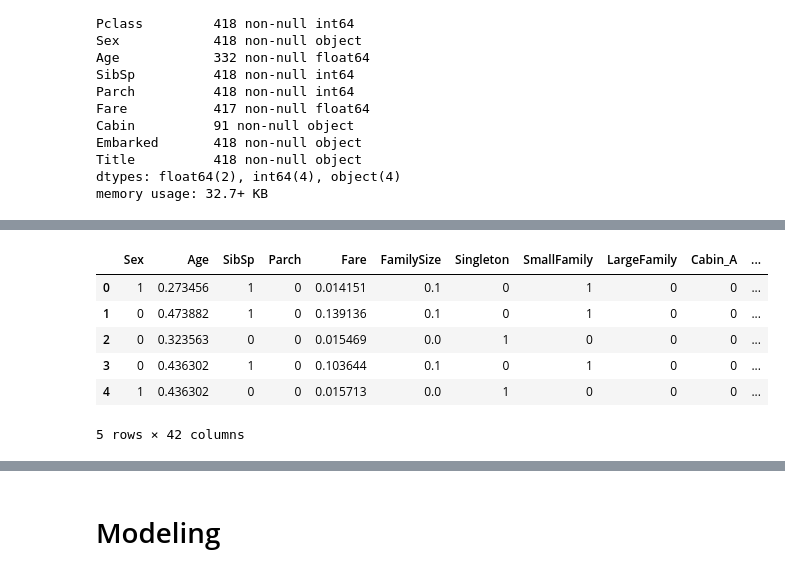
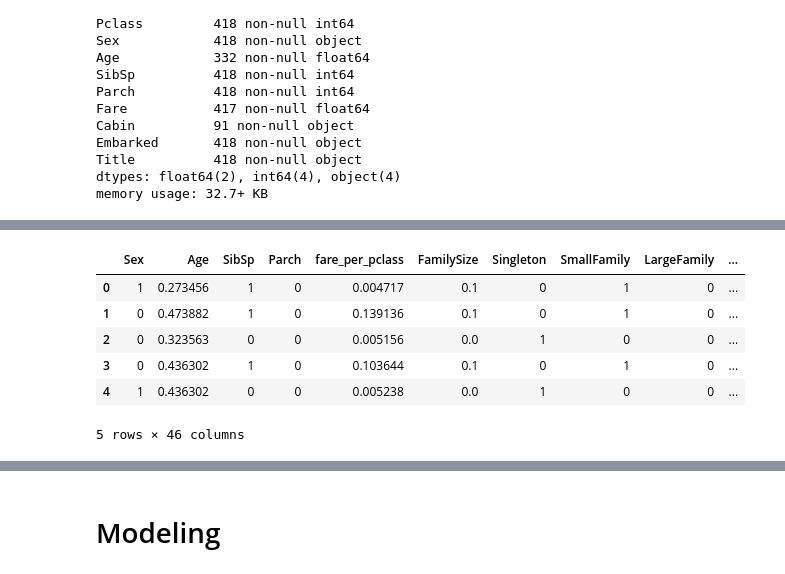
Before and after one commit to SunnyMarkLiu/Kaggle_Titanic, a Jupyter notebook: Advance_Predict_Survival.ipynb, the cells around one changed output, grey strips where cells are left out. Saved outputs shown, nothing was run; the diff lists cells and outputs as text; code cells hidden in the pictures.

Commit message:
learn others code,  add fare_per_pclass and fare_bin features

```diff
--- a/Advance_Predict_Survival.ipynb
+++ b/Advance_Predict_Survival.ipynb
@@ -150,0 +202,21 @@ memory usage: 32.7+ KB
+# %%
+train_data.drop('Fare_bins', axis=1, inplace=True)
+
+def map_fare_bins(fare):
+    if 0 <= fare <= 7.91:
+        return 1;
+    elif 7.91 <= fare <= 14.454:
+        return 2;
+    elif 14.454 <= fare <= 31:
+        return 3;
+    else:
+        return 4;
+
+train_data['Fare_bin'] = train_data['Fare'].map(map_fare_bins)
+test_data['Fare_bin'] = test_data['Fare'].map(map_fare_bins)
+# %%
+train_data['fare_per_pclass'] = train_data['Fare'].div(train_data['Pclass'])
+test_data['fare_per_pclass'] = test_data['Fare'].div(test_data['Pclass'])
+
+train_data.drop('Fare', axis=1, inplace=True)
+test_data.drop('Fare', axis=1, inplace=True)
@@ -325,5 +389,3 @@ combined_train_data[combined_train_data.Fare.isnull()]
-# %%
-combined_train_data.Fare.fillna(26, inplace=True)
 # %%
 # 填充缺失的 Embarked
 combined_train_data['Embarked'] = combined_train_data['Embarked'].fillna('S')
@@ -392,6 +455,11 @@ combined_train_data = pd.concat([combined_train_data, title_dummies], axis=1)
 combined_train_data.drop('Title',axis=1,inplace=True)
 # %%
 combined_train_data['Sex'] = combined_train_data['Sex'].map({'male':1,'female':0})
+# %%
+# `Fare_bin` dummy encoding
+Fare_bin_dummies = pd.get_dummies(combined_train_data['Fare_bin'], prefix='Fare_bin')
+combined_train_data = pd.concat([combined_train_data, Fare_bin_dummies], axis=1)
+combined_train_data.drop('Fare_bin',axis=1,inplace=True)
 # %%
 #  对于 Pclass，只是个等级标记，所以也应该进行 dummy encoding
 # `Pclass` dummy encoding
@@ -435,20 +503,20 @@ combined_train_data.head()
 # %%
 # feature scale
 from sklearn.preprocessing import MinMaxScaler
 
-scaler_data = MinMaxScaler().fit_transform(combined_train_data[['Age','Fare', 'FamilySize']])
+scaler_data = MinMaxScaler().fit_transform(combined_train_data[['Age','fare_per_pclass', 'FamilySize']])
 combined_train_data['Age'] = scaler_data[:, 0]
-combined_train_data['Fare'] = scaler_data[:, 1]
+combined_train_data['fare_per_pclass'] = scaler_data[:, 1]
 combined_train_data['FamilySize'] = scaler_data[:, 2]
 combined_train_data.head()
 # %% [output]
-|  | Sex | Age | SibSp | Parch | Fare | FamilySize | Singleton | SmallFamily | LargeFamily | Cabin_A | ... |
-| 0 | 1 | 0.273456 | 1 | 0 | 0.014151 | 0.1 | 0 | 1 | 0 | 0 | ... |
-| 1 | 0 | 0.473882 | 1 | 0 | 0.139136 | 0.1 | 0 | 1 | 0 | 0 | ... |
-| 2 | 0 | 0.323563 | 0 | 0 | 0.015469 | 0.0 | 1 | 0 | 0 | 0 | ... |
-| 3 | 0 | 0.436302 | 1 | 0 | 0.103644 | 0.1 | 0 | 1 | 0 | 0 | ... |
-| 4 | 1 | 0.436302 | 0 | 0 | 0.015713 | 0.0 | 1 | 0 | 0 | 0 | ... |
+|  | Sex | Age | SibSp | Parch | fare_per_pclass | FamilySize | Singleton | SmallFamily | LargeFamily | ... |
+| 0 | 1 | 0.273456 | 1 | 0 | 0.004717 | 0.1 | 0 | 1 | 0 | ... |
+| 1 | 0 | 0.473882 | 1 | 0 | 0.139136 | 0.1 | 0 | 1 | 0 | ... |
+| 2 | 0 | 0.323563 | 0 | 0 | 0.005156 | 0.0 | 1 | 0 | 0 | ... |
+| 3 | 0 | 0.436302 | 1 | 0 | 0.103644 | 0.1 | 0 | 1 | 0 | ... |
+| 4 | 1 | 0.436302 | 0 | 0 | 0.005238 | 0.0 | 1 | 0 | 0 | ... |
-5 rows × 42 columns
+5 rows × 46 columns
 # %%
 # 分割得到训练集和测试集
 train_X = combined_train_data.ix[:890]
```
Also changed, not shown: parts of 37 cells of this notebook, 1 other file.
